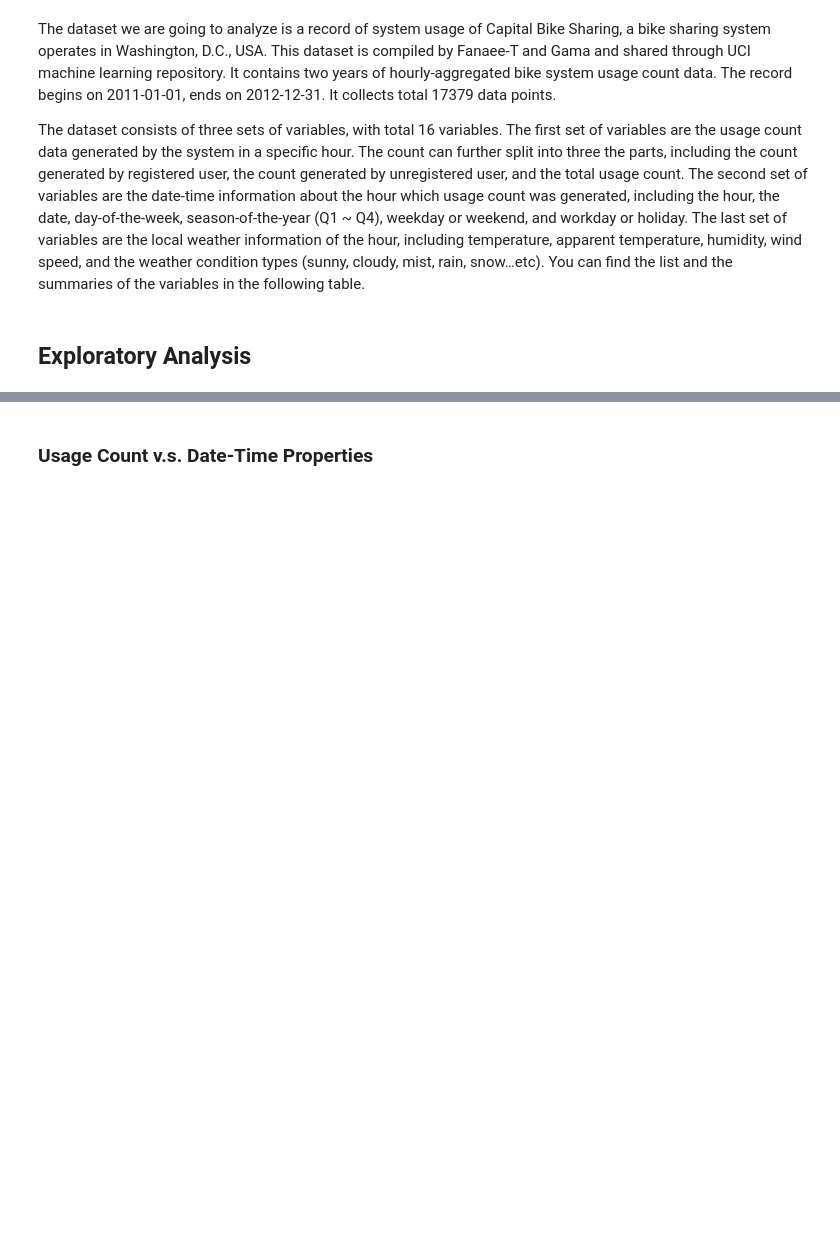
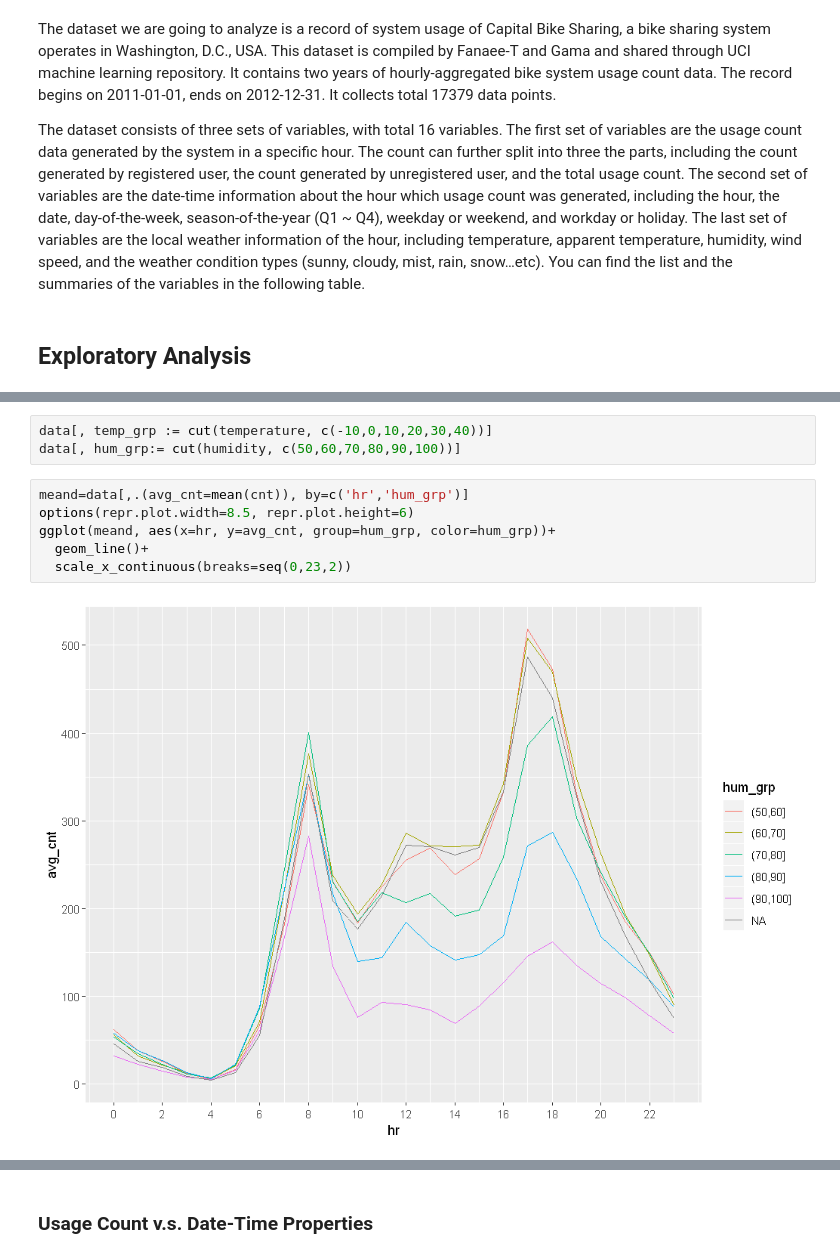
Before and after one commit to kimballXD/ExploratoryDataAnalysis, a Jupyter notebook: final/Untitled.ipynb, the cells around one changed output, grey strips where cells are left out. Drawn from its saved outputs; the diff is of its cells as text; blank space fills up the shorter version.

```diff
--- a/final/Untitled.ipynb
+++ b/final/Untitled.ipynb
@@ -41,0 +66,11 @@ data[,err:=as.numeric(humidity==0)] # have to drop if we want to feet a model on
+# %%
+data[, temp_grp := cut(temperature, c(-10,0,10,20,30,40))]
+data[, hum_grp:= cut(humidity, c(50,60,70,80,90,100))]
+# %%
+meand=data[,.(avg_cnt=mean(cnt)), by=c('hr','hum_grp')]
+options(repr.plot.width=8.5, repr.plot.height=6)
+ggplot(meand, aes(x=hr, y=avg_cnt, group=hum_grp, color=hum_grp))+
+  geom_line()+
+  scale_x_continuous(breaks=seq(0,23,2))
+# %% [output]
+[figure, added]
```
Also changed, not shown: parts of 8 cells of this notebook.
